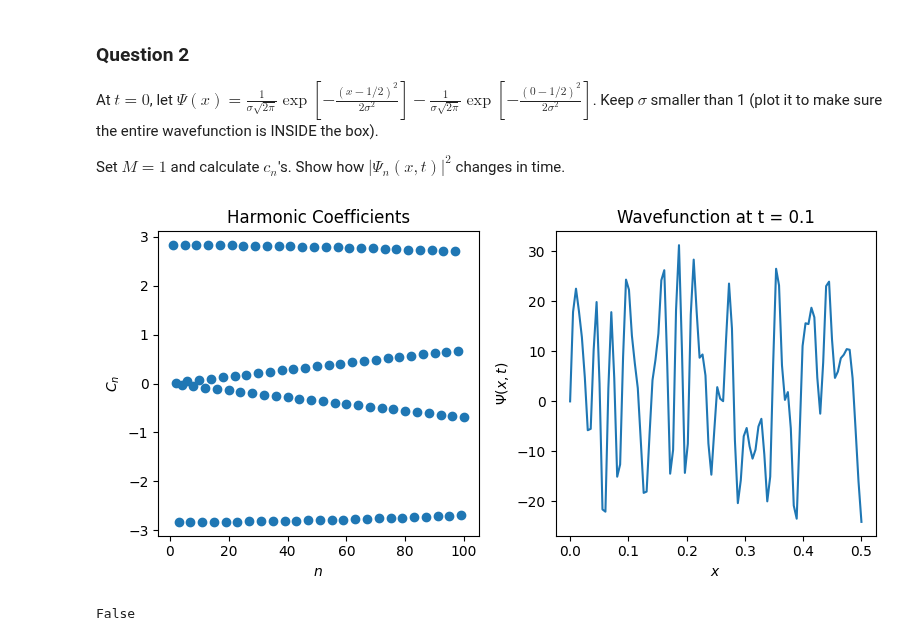
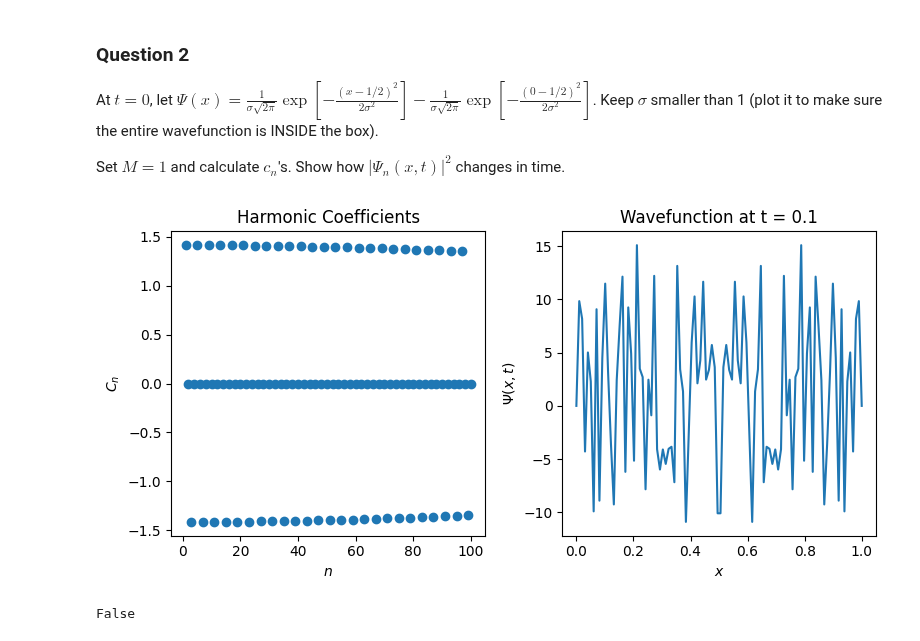
Before and after one commit to vibilanj/cmps, a Jupyter notebook: homework/Particle_in_a_Box_HW.ipynb, the cells around one changed output. Drawn from its saved outputs; the diff is of its cells as text; code cells hidden in the pictures.

```diff
--- a/homework/Particle_in_a_Box_HW.ipynb
+++ b/homework/Particle_in_a_Box_HW.ipynb
@@ -127,15 +128,0 @@ plt.tight_layout()
-# %%
-max_t = 100
-ts = list(range(0, max_t + 1))
-
-nPts = 100
-xs = np.linspace(0, L, nPts)
-n = 1
-
-unchanged = []
-for x in xs:
-    res = [np.abs(term(x, t, n))**2 for t in ts]
-    is_unchanged = np.isclose(res, res[0], 0, atol=1e10)
-    unchanged.append(is_unchanged)
-
-np.any(unchanged == False)
@@ -143,0 +129,15 @@ False
+# %%
+fig, axs = plt.subplots(3, 3, figsize=(9, 9))
+
+nPts = 100
+xs = np.linspace(0, 1, nPts)
+
+ts = [0, 0.25, 0.5, 0.75, 1, 2, 3, 4, 5]
+for i, t in enumerate(ts):
+    ax = axs[int(i / 3), i % 3]
+    res = [wavefunction(x, t) for x in xs]
+    res = np.abs(res)**2
+    ax.plot(xs, res)
+    ax.set(xlabel = "$x$", ylabel = "$|\Psi_n(x,t)|^2|$", title = f"t = {t}")
+
+plt.tight_layout()
@@ -147,19 +149,18 @@ At $t= 0$, let $\Psi(x) = \frac{1}{\sigma\sqrt{2\pi}}\exp\left[-\frac{(x - 1/2)^
 
 Set $M = 1$ and calculate $c_n$'s. Show how $|\Psi_n(x,t)|^2$ changes in time.
 # %%
-L = 0.5
 M = 1
 n_harm = 100
 
 sigma = 0.001
-def initial_deformation(x):
+def initial_state(x):
     factor = 1 / (sigma * np.sqrt(2 * np.pi))
     return factor * np.exp(-(x - 0.5)**2 / (2 * sigma**2)) - factor * np.exp(-(-1/2)**2 / (2 * sigma**2))
 
 def C_n(n):
-    func = lambda x: initial_deformation(x) * np.sqrt(2) * np.sin(n * np.pi * x)
-    integral = integrate.quad(func, 0, L)
-    return (2 / L * integral[0])
+    func = lambda x: initial_state(x) * np.sqrt(2) * np.sin(n * np.pi * x)
+    integral = integrate.quad(func, 0, 1, complex_func=True)
+    return integral[0]
 
 def term(x, t, n):
     exp_power = -1j * ((np.pi**2 * n**2) / (2 * M)) * t
@@ -170,19 +171,19 @@ def wavefunction(x, t):
 # %%
 nPts = 100
 t = 0.1
 
 C_ns = [C_n(n) for n in range(1, n_harm + 1)]
-xs = np.linspace(0, L, nPts)
+xs = np.linspace(0, 1, nPts)
 res = [wavefunction(x, t) for x in xs]
 
 fig, (ax1, ax2) = plt.subplots(1, 2, figsize=(8, 4))
 ax1.scatter(range(1, n_harm + 1), C_ns)
 ax1.set(xlabel="$n$", ylabel="$C_n$", title = "Harmonic Coefficients")
 ax2.plot(xs, res)
 ax2.set(xlabel="$x$", ylabel="$\Psi(x, t)$", title = f"Wavefunction at t = {t}")
 plt.tight_layout()
 # %% [output]
-[figure, old version]
+[figure, new version]
 # %%
 max_t = 100
 ts = list(range(0, max_t + 1))
```
Also changed, not shown: parts of 4 cells of this notebook.
